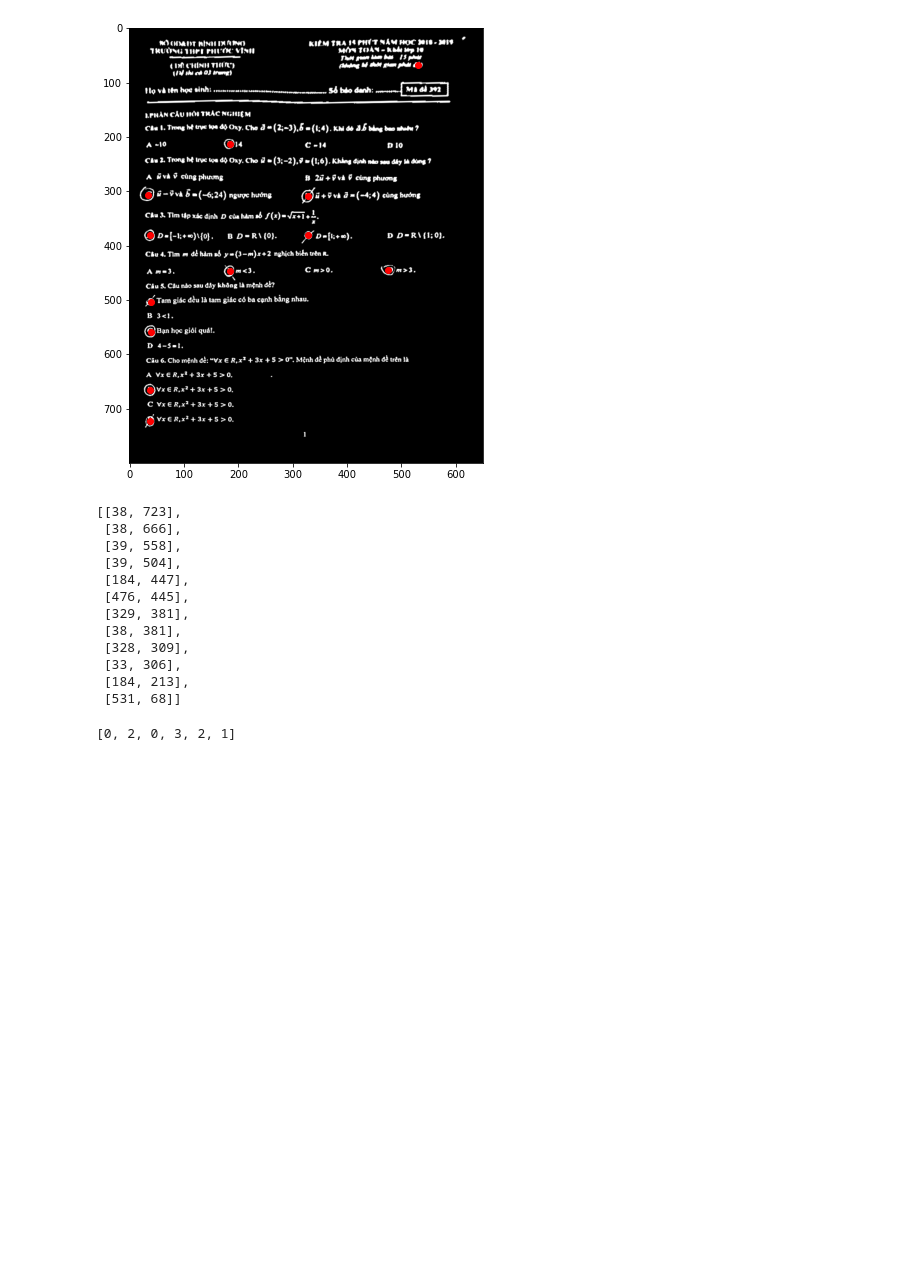
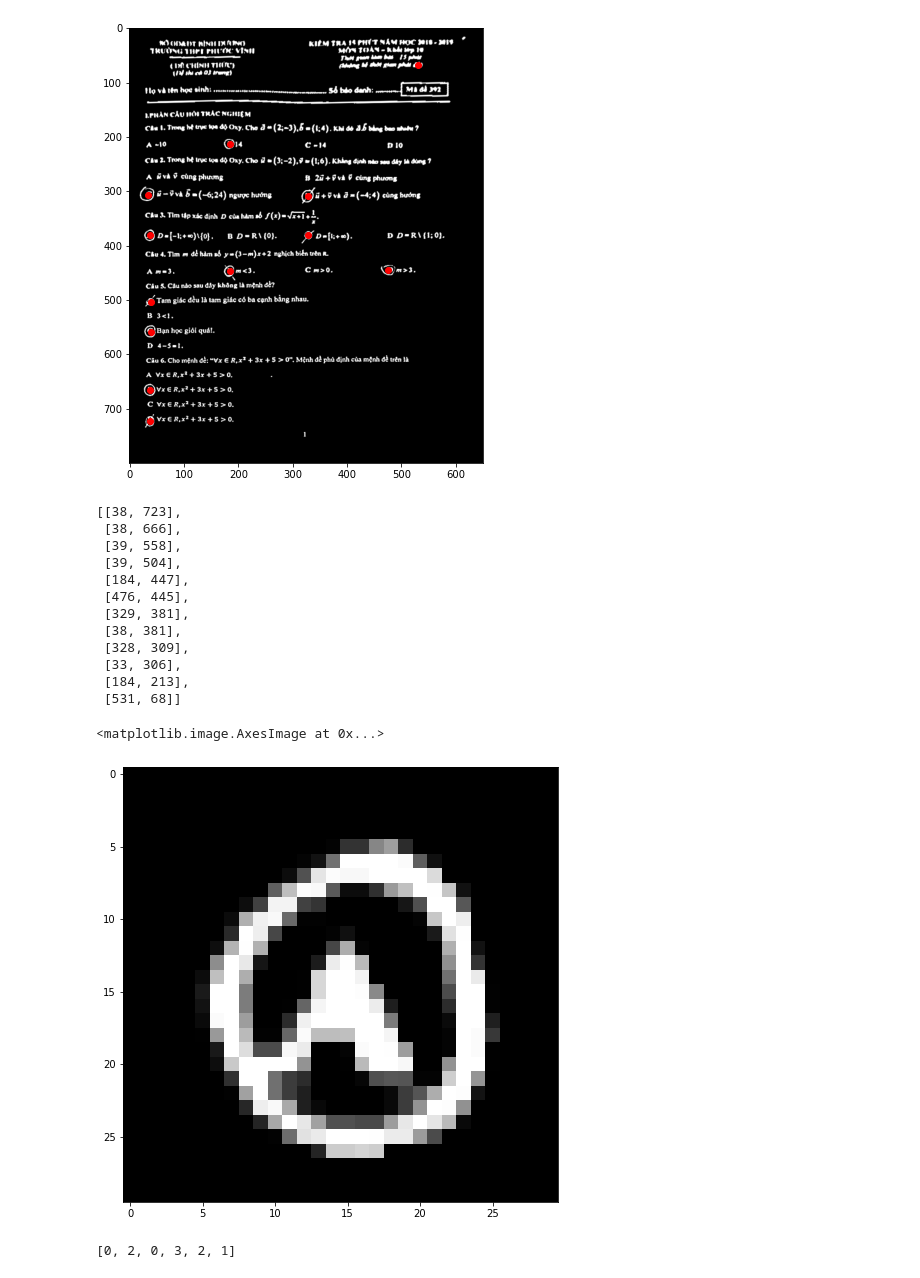
Before and after one commit to quockhanh0212/Multiple-choice-autograding, a Jupyter notebook: autograding_bug.ipynb, the cells around one changed output. Saved outputs shown, nothing was run; the diff lists cells and outputs as text; code cells hidden in the pictures; blank space fills up the shorter version.

```diff
--- a/autograding_bug.ipynb
+++ b/autograding_bug.ipynb
@@ -72,6 +72,11 @@ circle_centers
  [531, 68]]
 # %%
 choices = detect_cross.get_circles_no_cross(close, circle_centers)
+# %%
+plt.imshow(choices[3], cmap='gray')
+# %% [output]
+<matplotlib.image.AxesImage at 0x...>
+[figure, added]
 # %%
 answers = detect_answer.get_answer(choices)
 answers
```
Also changed, not shown: 6 other files.
